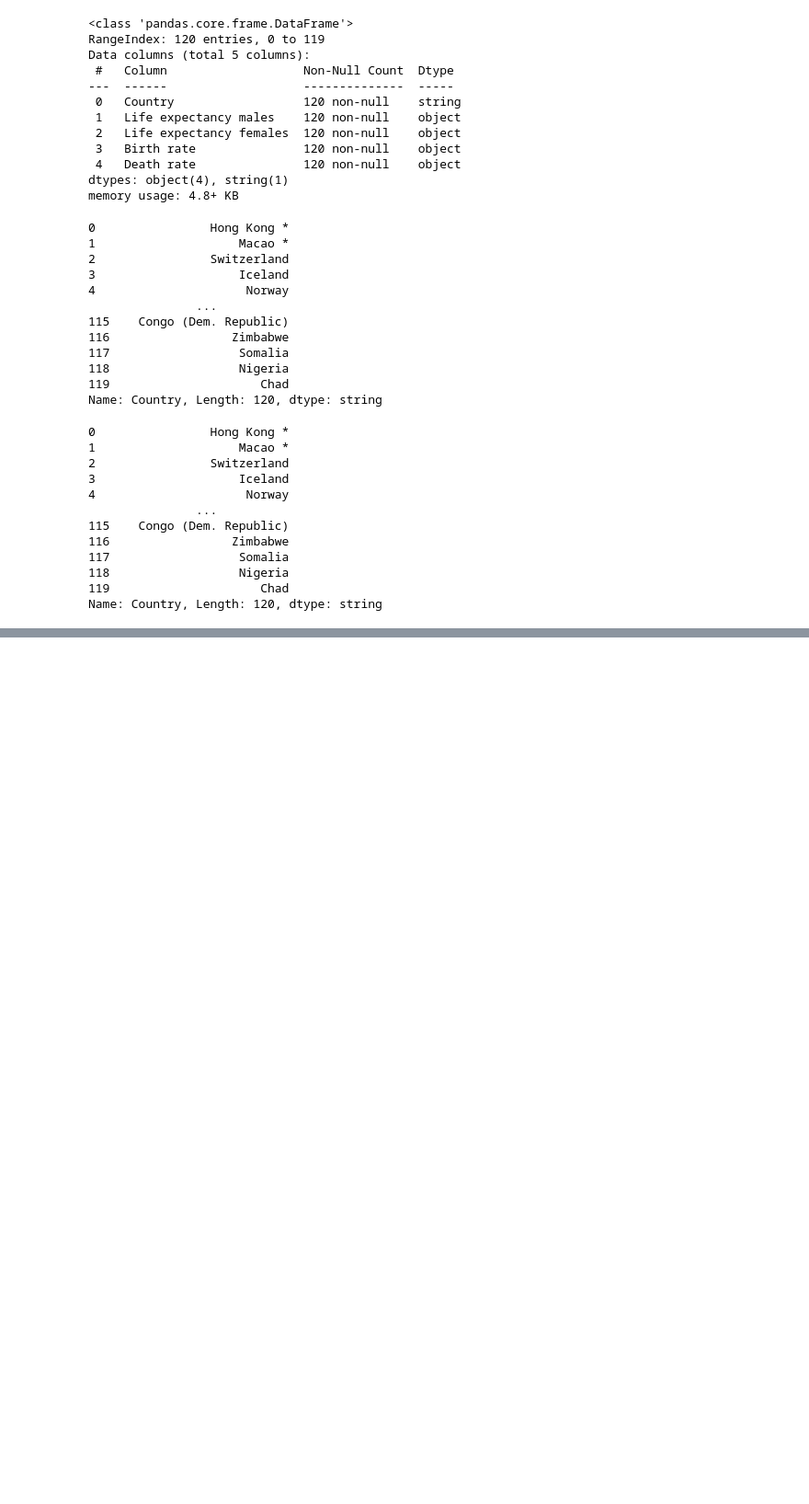
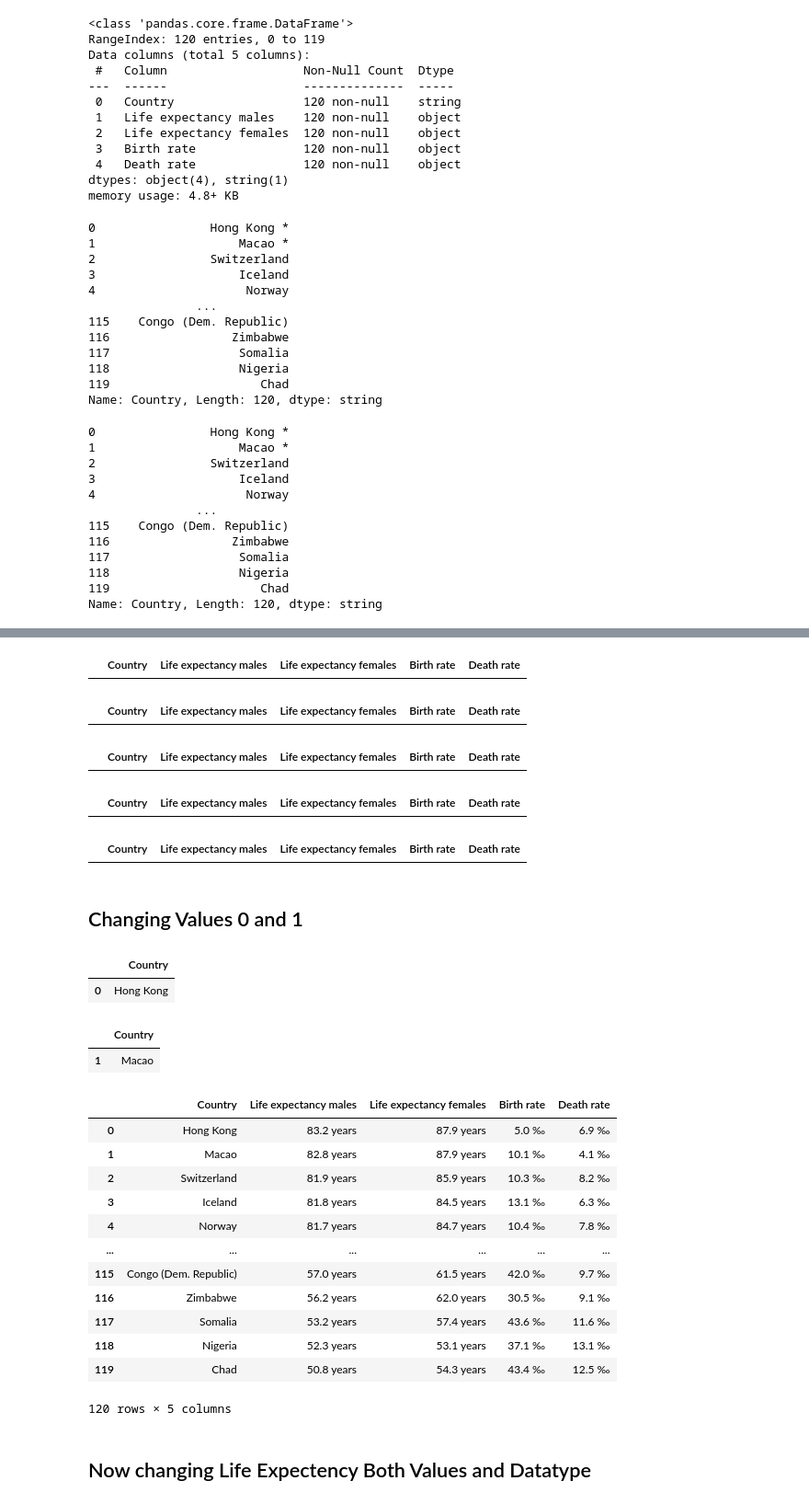
Before and after one commit to nharakh00/ExtraPythonProjects, a Jupyter notebook: Life Expectency.ipynb, the cells around one changed output, grey strips where cells are left out. Shown: that part at 92% size. Cells and saved outputs as stored; diff of their text form; code cells hidden in the pictures; blank space fills up the shorter version.

```diff
--- a/Life Expectency.ipynb
+++ b/Life Expectency.ipynb
@@ -265,0 +292,52 @@ Name: Country, Length: 120, dtype: string
+# %%
+df[df["Country"].isna()]
+# %% [output]
+|  | Country | Life expectancy males | Life expectancy females | Birth rate | Death rate |
+# %%
+df[df["Life expectancy males"].isna()]
+# %% [output]
+|  | Country | Life expectancy males | Life expectancy females | Birth rate | Death rate |
+# %%
+df[df["Life expectancy females"].isna()]
+# %% [output]
+|  | Country | Life expectancy males | Life expectancy females | Birth rate | Death rate |
+# %%
+df[df["Birth rate"].isna()]
+# %% [output]
+|  | Country | Life expectancy males | Life expectancy females | Birth rate | Death rate |
+# %%
+df[df["Death rate"].isna()]
+# %% [output]
+|  | Country | Life expectancy males | Life expectancy females | Birth rate | Death rate |
+# %% [markdown]
+## Changing Values 0 and 1
+# %%
+df.loc[[0], ["Country"]] = "Hong Kong"
+df.loc[[0], ["Country"]]
+# %% [output]
+|  | Country |
+| 0 | Hong Kong |
+# %%
+df.loc[[1], ["Country"]] = "Macao"
+df.loc[[1], ["Country"]]
+# %% [output]
+|  | Country |
+| 1 | Macao |
+# %%
+df
+# %% [output]
+|  | Country | Life expectancy males | Life expectancy females | Birth rate | Death rate |
+| 0 | Hong Kong | 83.2 years | 87.9 years | 5.0 ‰ | 6.9 ‰ |
+| 1 | Macao | 82.8 years | 87.9 years | 10.1 ‰ | 4.1 ‰ |
+| 2 | Switzerland | 81.9 years | 85.9 years | 10.3 ‰ | 8.2 ‰ |
+| 3 | Iceland | 81.8 years | 84.5 years | 13.1 ‰ | 6.3 ‰ |
+| 4 | Norway | 81.7 years | 84.7 years | 10.4 ‰ | 7.8 ‰ |
+| ... | ... | ... | ... | ... | ... |
+| 115 | Congo (Dem. Republic) | 57.0 years | 61.5 years | 42.0 ‰ | 9.7 ‰ |
+| 116 | Zimbabwe | 56.2 years | 62.0 years | 30.5 ‰ | 9.1 ‰ |
+| 117 | Somalia | 53.2 years | 57.4 years | 43.6 ‰ | 11.6 ‰ |
+| 118 | Nigeria | 52.3 years | 53.1 years | 37.1 ‰ | 13.1 ‰ |
+| 119 | Chad | 50.8 years | 54.3 years | 43.4 ‰ | 12.5 ‰ |
+120 rows × 5 columns
+# %% [markdown]
+## Now changing Life Expectency Both Values and Datatype
```
Also changed, not shown: parts of 5 cells of this notebook.
